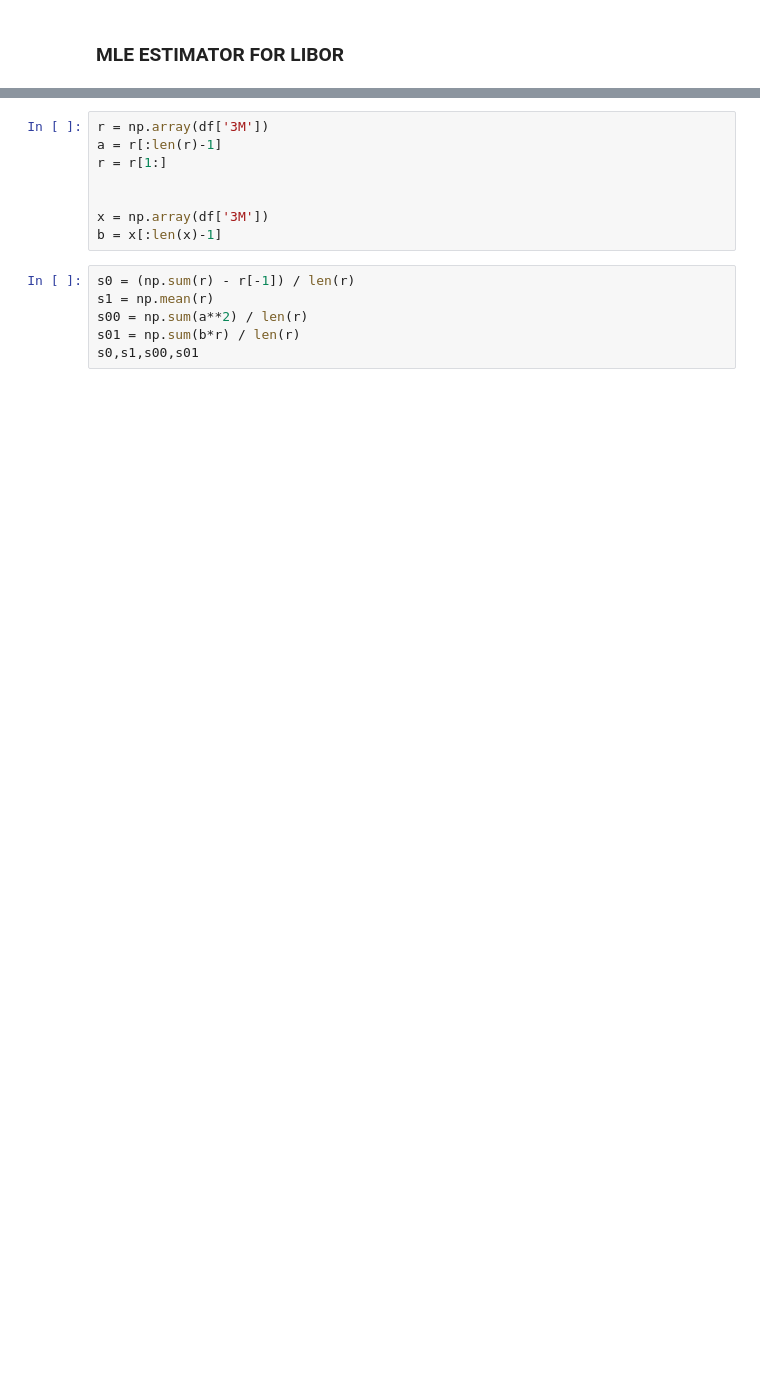
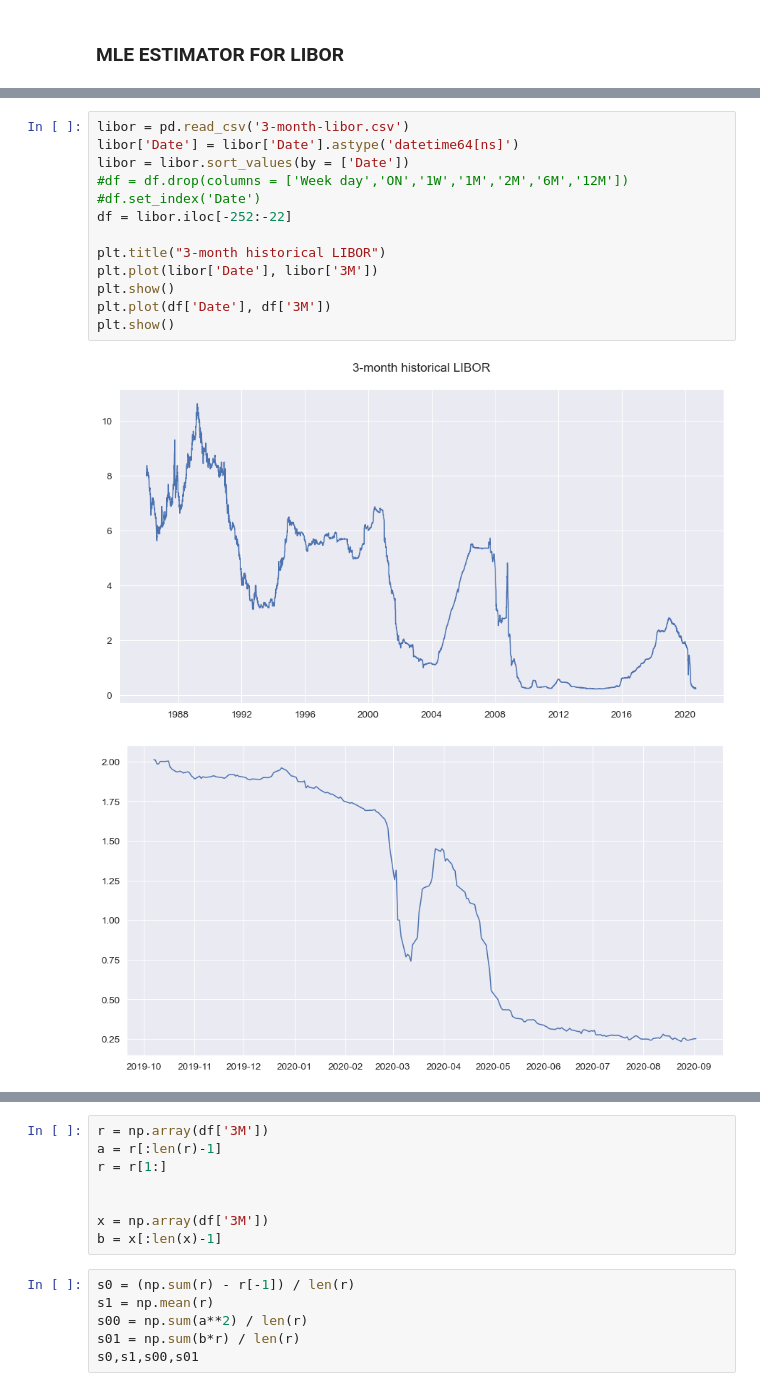
Before and after one commit to abhishekprog0/StructuredPricingEngine, a Jupyter notebook: Structured & Hybrid Project 2020.ipynb, the cells around one changed output, grey strips where cells are left out. Saved outputs shown, nothing was run; the diff lists cells and outputs as text; blank space fills up the shorter version.

```diff
--- a/Structured & Hybrid Project 2020.ipynb
+++ b/Structured & Hybrid Project 2020.ipynb
@@ -160,0 +147,16 @@ df.head()
+# %%
+libor = pd.read_csv('3-month-libor.csv')
+libor['Date'] = libor['Date'].astype('datetime64[ns]')
+libor = libor.sort_values(by = ['Date'])
+#df = df.drop(columns = ['Week day','ON','1W','1M','2M','6M','12M'])
+#df.set_index('Date')
+df = libor.iloc[-252:-22]
+
+plt.title("3-month historical LIBOR")
+plt.plot(libor['Date'], libor['3M'])
+plt.show()
+plt.plot(df['Date'], df['3M'])
+plt.show()
+# %% [output]
+[figure, added]
+[figure, added]
```
Also changed, not shown: parts of 13 cells of this notebook, 1 other file.
